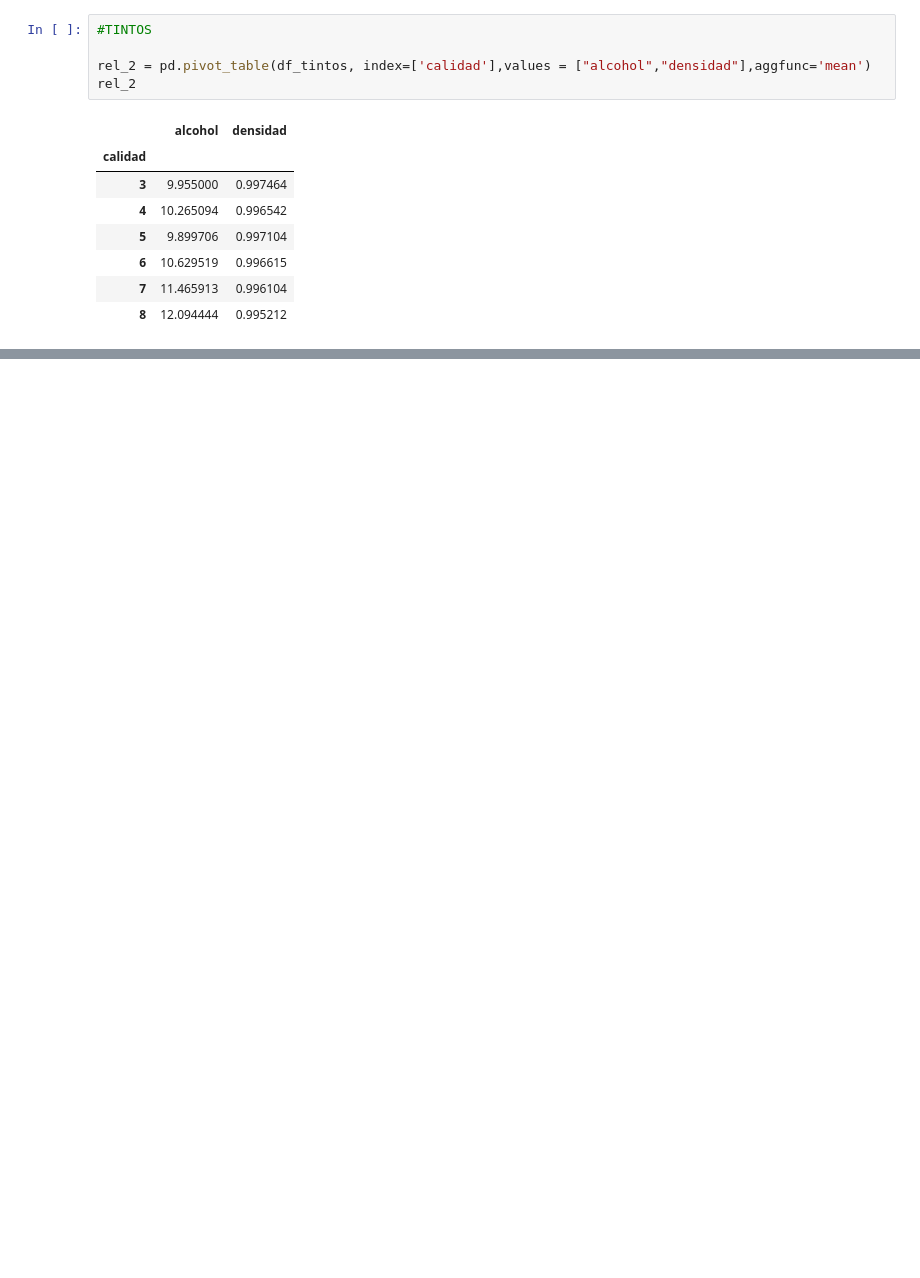
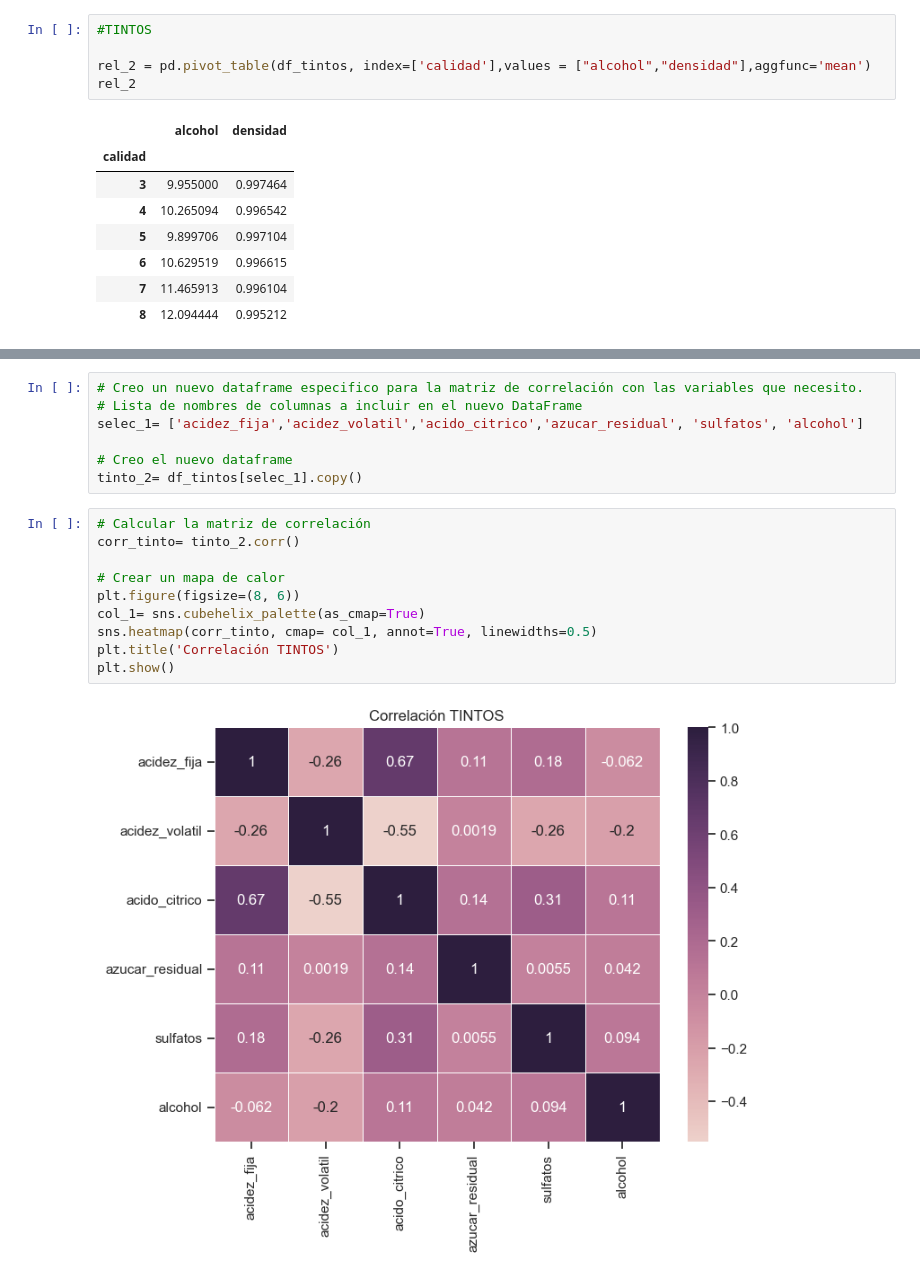
Before and after one commit to CarCarrasco1/Harvest, a Jupyter notebook: EDA.ipynb, the cells around one changed output, grey strips where cells are left out. Drawn from its saved outputs; the diff is of its cells as text; blank space fills up the shorter version.

```diff
--- a/EDA.ipynb
+++ b/EDA.ipynb
@@ -168,0 +174,19 @@ plt.show()
+# %%
+# Creo un nuevo dataframe especifico para la matriz de correlación con las variables que necesito.
+# Lista de nombres de columnas a incluir en el nuevo DataFrame
+selec_1= ['acidez_fija','acidez_volatil','acido_citrico','azucar_residual', 'sulfatos', 'alcohol']
+
+# Creo el nuevo dataframe
+tinto_2= df_tintos[selec_1].copy()
+# %%
+# Calcular la matriz de correlación
+corr_tinto= tinto_2.corr()
+
+# Crear un mapa de calor
+plt.figure(figsize=(8, 6))
+col_1= sns.cubehelix_palette(as_cmap=True)
+sns.heatmap(corr_tinto, cmap= col_1, annot=True, linewidths=0.5)
+plt.title('Correlación TINTOS')
+plt.show()
+# %% [output]
+[figure, added]
```
Also changed, not shown: parts of 10 cells of this notebook.
